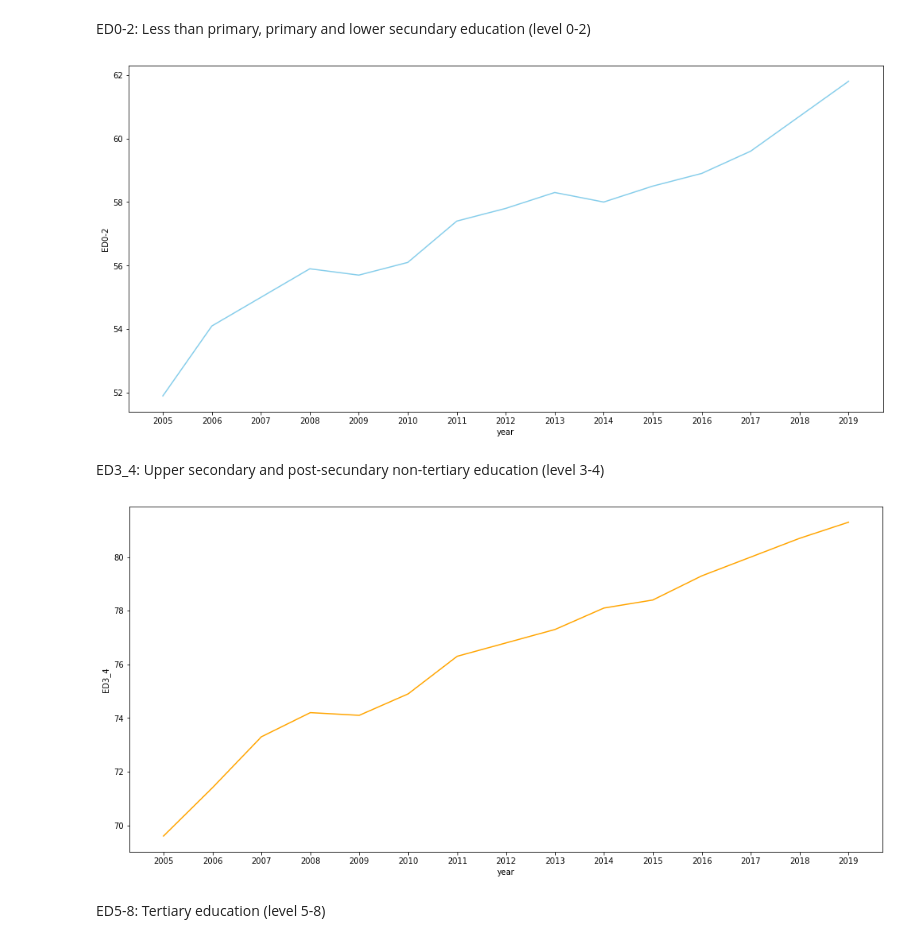
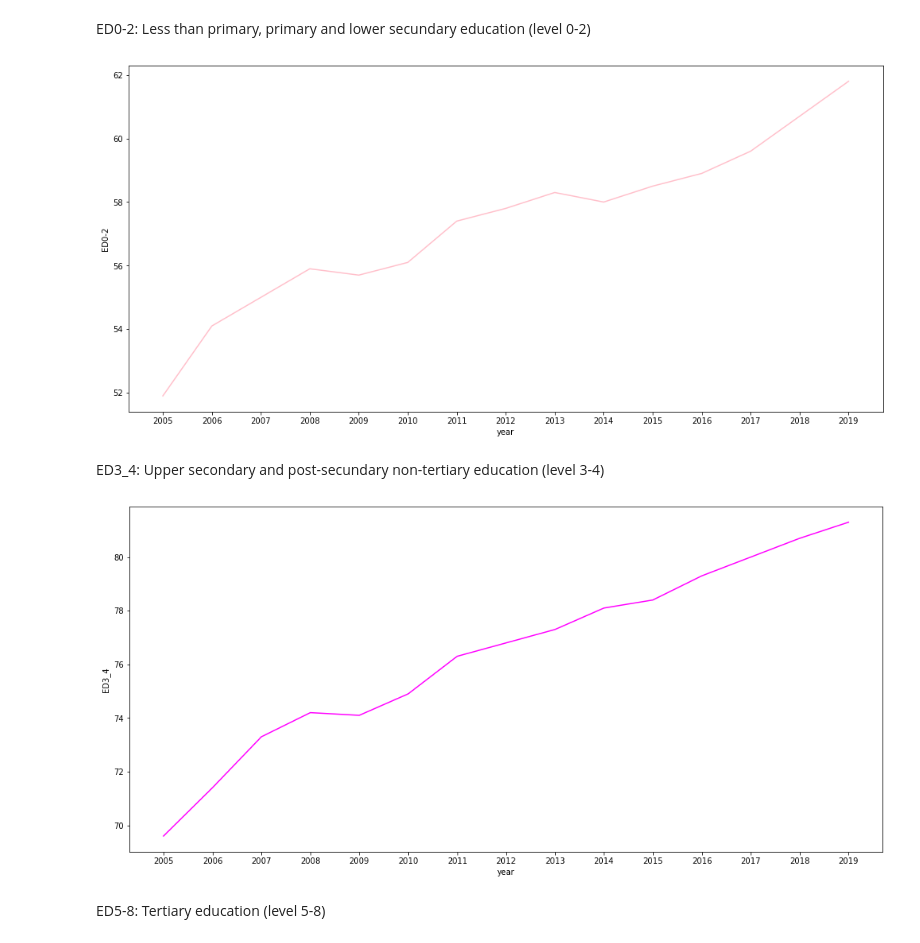
Before and after one commit to Malonk/unemployment_stats, a Jupyter notebook: notebooks/education_employment_rate_germany.ipynb, the cells around one changed output. Drawn from its saved outputs; the diff is of its cells as text; code cells hidden in the pictures.

```diff
--- a/notebooks/education_employment_rate_germany.ipynb
+++ b/notebooks/education_employment_rate_germany.ipynb
@@ -138,20 +138,20 @@ fig, ax = plt.pyplot.subplots(figsize=(17,8))
 sns.lineplot(data=df_germany,
              x="year",
              y="ED0-2",
-             color="skyblue");
+             color="pink");
 # %% [output]
-[figure, old version]
+[figure, new version]
 # %% [markdown]
 ED3_4: Upper secondary and post-secundary non-tertiary education (level 3-4)
 # %%
 ig, ax = plt.pyplot.subplots(figsize=(17,8))
 
 sns.lineplot(data=df_germany,
              x="year",
              y="ED3_4",
-             color="orange");
+             color="magenta");
 # %% [output]
-[figure, old version]
+[figure, new version]
 # %% [markdown]
 ED5-8: Tertiary education (level 5-8)
 # %%
```
Also changed, not shown: parts of 4 cells of this notebook, 2 other files.
